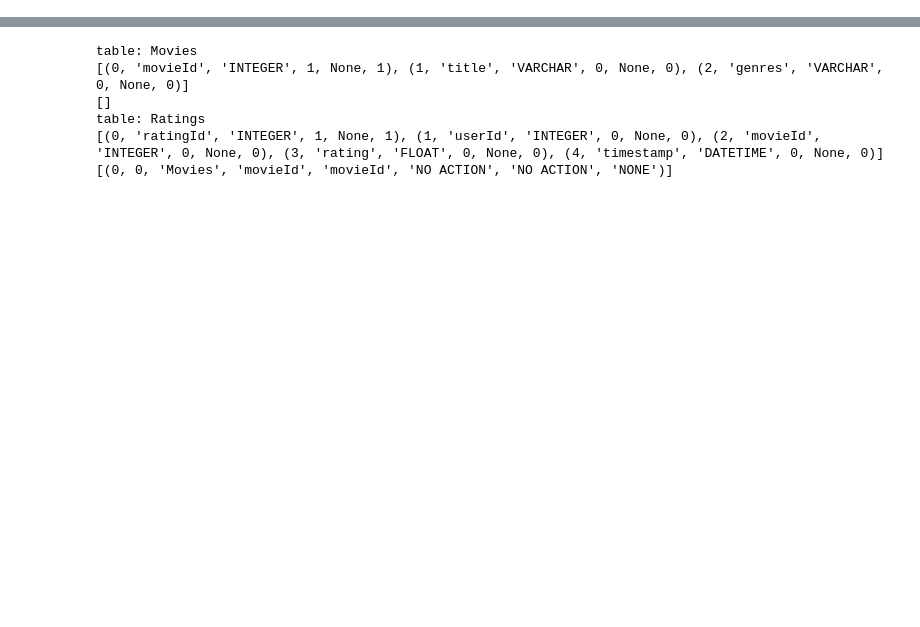
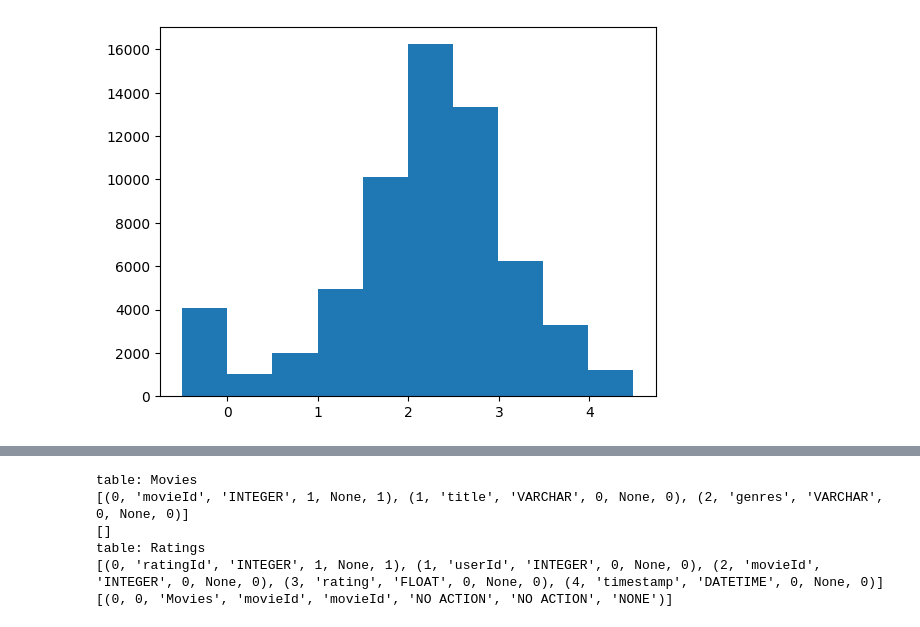
Before and after one commit to ThomasR155/MovieLens_DataStorage, a Jupyter notebook: db_init.ipynb, the cells around one changed output, grey strips where cells are left out. Drawn from its saved outputs; the diff is of its cells as text; code cells hidden in the pictures; blank space fills up the shorter version.

```diff
--- a/db_init.ipynb
+++ b/db_init.ipynb
@@ -134,0 +63,28 @@ class Link(Base):
+# %%
+df_ratings = pd.read_csv("movielens/ratings.csv")
+df_movies = pd.read_csv("movielens/movies.csv")
+# %%
+join = pd.merge(df_movies["movieId"], df_ratings[["movieId", "rating"]], on='movieId', how='outer').groupby(['movieId'])
+results_df = join["movieId"].all()
+num_of_ratings = np.array(join.count()["rating"])
+avg_of_ratings = np.array(join.mean()["rating"])
+sum_of_ratings = np.array(join.sum("rating")["rating"])
+total_num_of_ratings = num_of_ratings.sum()
+num_of_movies = sum_of_ratings.shape[0]
+# %%
+def calculate_rating(sum_of_ratings_i, num_of_ratings_i, total_num_of_ratings, num_of_movies):
+    avg_number_of_ratings = total_num_of_ratings/ num_of_movies
+    if num_of_ratings_i<1:
+        return 0
+    penalty=(num_of_ratings_i-avg_number_of_ratings)/(avg_number_of_ratings)
+    penalty = np.clip(penalty, -1, 0)
+    return (sum_of_ratings_i/num_of_ratings_i)  + penalty
+# %%
+avg_of_rating = np.zeros(num_of_movies)
+for i in range (num_of_movies):
+    avg_of_rating[i] = calculate_rating(sum_of_ratings[i], num_of_ratings[i], total_num_of_ratings, num_of_movies)
+#plt.plot(avg_of_rating, ".")
+plt.hist(avg_of_rating,bins=10)
+plt.show()
+# %% [output]
+[figure, added]
```
Also changed, not shown: parts of 10 cells of this notebook, 1 other file.
